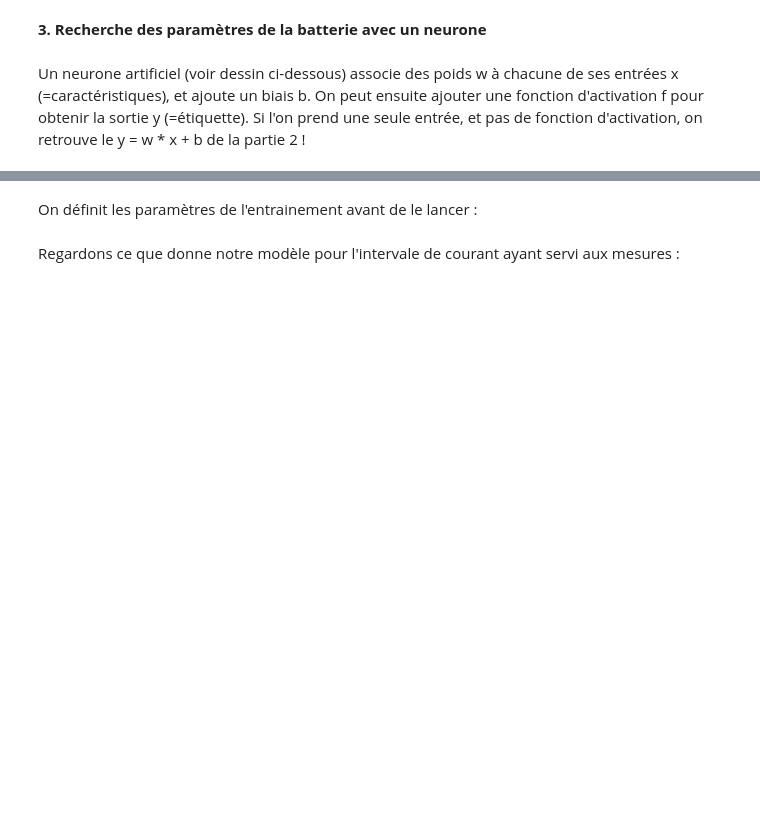
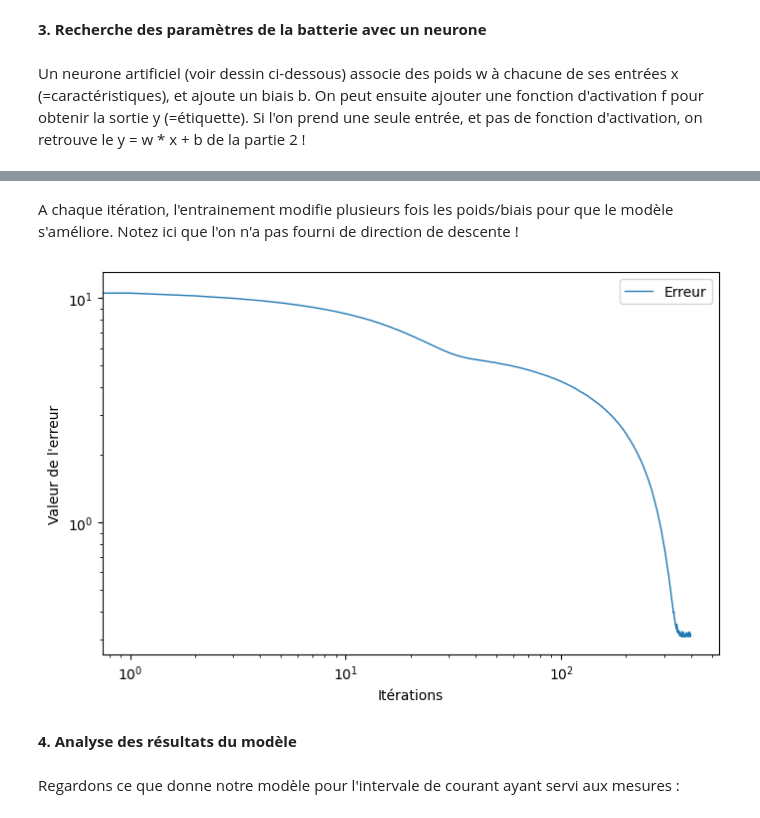
Before and after one commit to XavierCachan/moduleIA_S4, a Jupyter notebook: Neurone_artificiel.ipynb, the cells around one changed output, grey strips where cells are left out. Saved outputs shown, nothing was run; the diff lists cells and outputs as text; code cells hidden in the pictures; blank space fills up the shorter version.

```diff
--- a/Neurone_artificiel.ipynb
+++ b/Neurone_artificiel.ipynb
@@ -57,19 +59,19 @@ Pour travailler avec un réseau de neurones, il faut commencer par écrire **une
 # %%
-# Fonction pour contruire un modèle de régression linéaire
-def construction(taux_apprentissage):
-  modele = tf.keras.models.Sequential()  # Définition d'un modèle de réseau séquentiel (= ensemble de couches)
+taux_apprentissage = 0.01   # "Vitesse" d'apprentissage. Par défaut 0.01
 
-  # Description du réseau : ici 1 couche de 1 neurone, et pas de fonction d'activation
-  # Une couche "Dense" signifie une couche de neurones artificiels
-  # D'autres types de couches sont possibles : layers.Rescaling(), layers.Conv2D(), layers.MaxPooling2D(), layer.Dropout()... comme vu dans le cours
-  modele.add(tf.keras.layers.Dense(units=1,             # unit = le nombre de sorties de la couche, donc le nombre de neurones
-                                  input_shape=(1,)))    # 1 car la couche n'a qu'une seule entrée x (une valeur de courant I_bat) pour notre exercice
+# Construction du réseau pour régression linéaire
+mon_modele = tf.keras.models.Sequential()  # Définition d'un modèle de réseau séquentiel (= ensemble de couches)
 
-  # Finalisation du réseau : on précise les paramètres d'apprentissage,  et
-  modele.compile(optimizer=tf.keras.optimizers.experimental.RMSprop(learning_rate=taux_apprentissage),  # Le type d'optimiseur (RMSprop) et le taux d'apprentissage
-                loss="mean_squared_error",                                                              # L'erreur à minimmiser (ici moyenne des distances au carré)
-                metrics=[tf.keras.metrics.RootMeanSquaredError()])                                      # Une grandeur quantifiant la qualité de l'apprentissage
-                                                                                                        # Ici c'est directement la racine carré de l'erreur
-                                                                                                        # (pour ceux qui sont à l'aise, c'est la valeur efficace de la distance)
-  return modele
+# Description du réseau : ici 1 couche de 1 neurone, et pas de fonction d'activation
+# Une couche "Dense" signifie une couche de neurones artificiels
+# D'autres types de couches sont possibles : layers.Rescaling(), layers.Conv2D(), layers.MaxPooling2D(), layer.Dropout()... que l'on regardera par la suite
+mon_modele.add(tf.keras.layers.Dense(units=1,             # unit = le nombre de sorties de la couche, donc le nombre de neurones
+                                    input_shape=(1,)))    # 1 car la couche n'a qu'une seule entrée x (une valeur de courant I_bat) pour notre exercice
+
+# Finalisation du réseau : on précise les paramètres d'apprentissage,  et
+mon_modele.compile(optimizer=tf.keras.optimizers.experimental.RMSprop(learning_rate=taux_apprentissage),  # Le type d'optimiseur (RMSprop) et le taux d'apprentissage
+                loss="mean_squared_error",                                                                # L'erreur à minimmiser : ici moyenne des distances au carré
+                metrics=[tf.keras.metrics.RootMeanSquaredError()])                                        # Une grandeur quantifiant la qualité de l'apprentissage
+                                                                                                    # Ici c'est directement la racine carré de l'erreur
+                                                                                                    # (pour ceux qui sont à l'aise, c'est la valeur efficace de la distance)
 # %% [markdown]
@@ -108,28 +127,19 @@ def entrainement(modele, feature, label, epochs, batch_size):
-# %% [markdown]
-On définit les paramètres de l'entrainement avant de le lancer :
+# %% [markdown]
+A chaque itération, l'entrainement modifie plusieurs fois les poids/biais pour que le modèle s'améliore. Notez ici que l'on n'a pas fourni de direction de descente !
 # %%
-taux_apprentissage=0.01   # "Vitesse" d'apprentissage. Par défaut 0.01
-epochs=400                # Nombre d'itérations pour l'entrainement. Par défaut 400
-batch=10                  # Nombre de caractéristiques prises en compte dans une itération. Par défaut 10
-
-# Construction du réseau...
-mon_modele = construction(taux_apprentissage)
-
-# ... puis entrainement : à chaque itération il modifie les poids/biais pour que le modèle s'améliore
-# Notez ici que l'on n'a pas fourni de direction de descente !
-trained_weight, trained_bias, epochs, rmse = entrainement(mon_modele, I_bat,
-                                                         U_mes, epochs,
-                                                         batch)
-
 #Affichage de l'évolution de l'erreur
 fig,ax = plt.subplots(1,figsize=(8,5))
 ax.plot (epochs,rmse, linestyle="-", linewidth=1, label="Erreur")
 ax.set_xlabel("Itérations")
 ax.set_ylabel("Valeur de l'erreur")
 ax.set_xscale('log')
 ax.set_yscale('log')
 ax.legend()
 plt.show()
+# %% [output]
+[figure, added]
+# %% [markdown]
+**4. Analyse des résultats du modèle**
 # %% [markdown]
 Regardons ce que donne notre modèle pour l'intervale de courant ayant servi aux mesures :
 # %%
```
Also changed, not shown: parts of 62 cells of this notebook.
